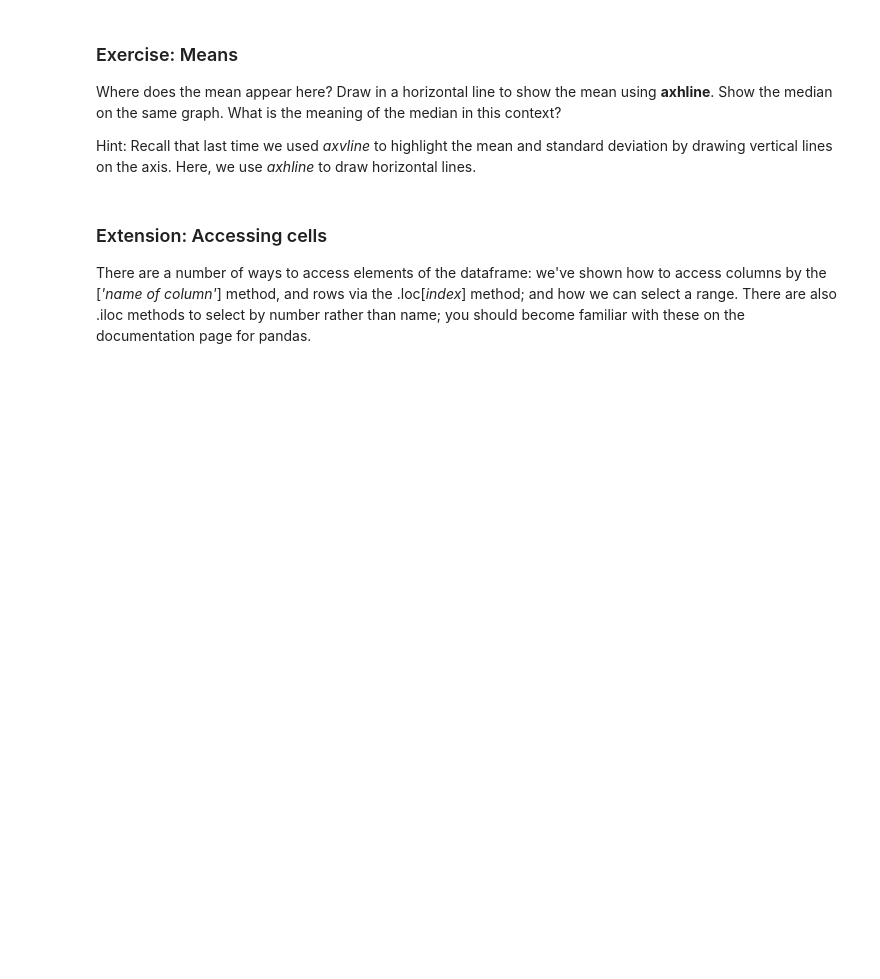
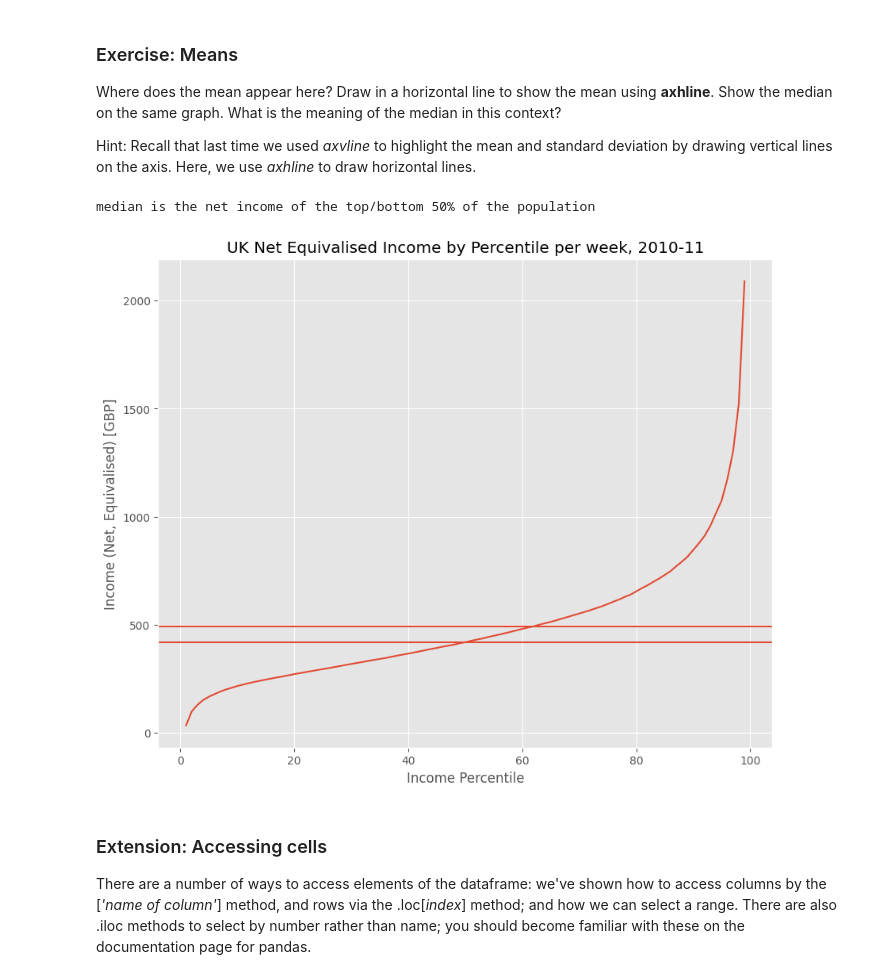
Before and after one commit to snig-17/QM2, a Jupyter notebook: W2_Working_with_Data_in_Pandas.ipynb, the cells around one changed output. Cells and saved outputs as stored; diff of their text form; code cells hidden in the pictures; blank space fills up the shorter version.

```diff
--- a/W2_Working_with_Data_in_Pandas.ipynb
+++ b/W2_Working_with_Data_in_Pandas.ipynb
@@ -211,6 +228,17 @@ We see a curve that is pretty linear in the middle region, but curves rapidly up
 Where does the mean appear here? Draw in a horizontal line to show the mean using **axhline**. Show the median on the same graph. What is the meaning of the median in this context?
 
 Hint: Recall that last time we used *axvline* to highlight the mean and standard deviation by drawing vertical lines on the axis. Here, we use *axhline* to draw horizontal lines.
+# %%
+income['Net equivalised household income in 2010-11, week'].plot()
+plt.title('UK Net Equivalised Income by Percentile per week, 2010-11')
+plt.xlabel('Income Percentile')
+plt.ylabel('Income (Net, Equivalised) [GBP]')
+plt.axhline(y=income['Net equivalised household income in 2010-11, week'].mean())
+plt.axhline(y=income['Net equivalised household income in 2010-11, week'].median())
+print("median is the net income of the top/bottom 50% of the population")
+# %% [output]
+median is the net income of the top/bottom 50% of the population
+[figure, added]
 # %% [markdown]
 ### Extension: Accessing cells
 
```
Also changed, not shown: parts of 20 cells of this notebook.
